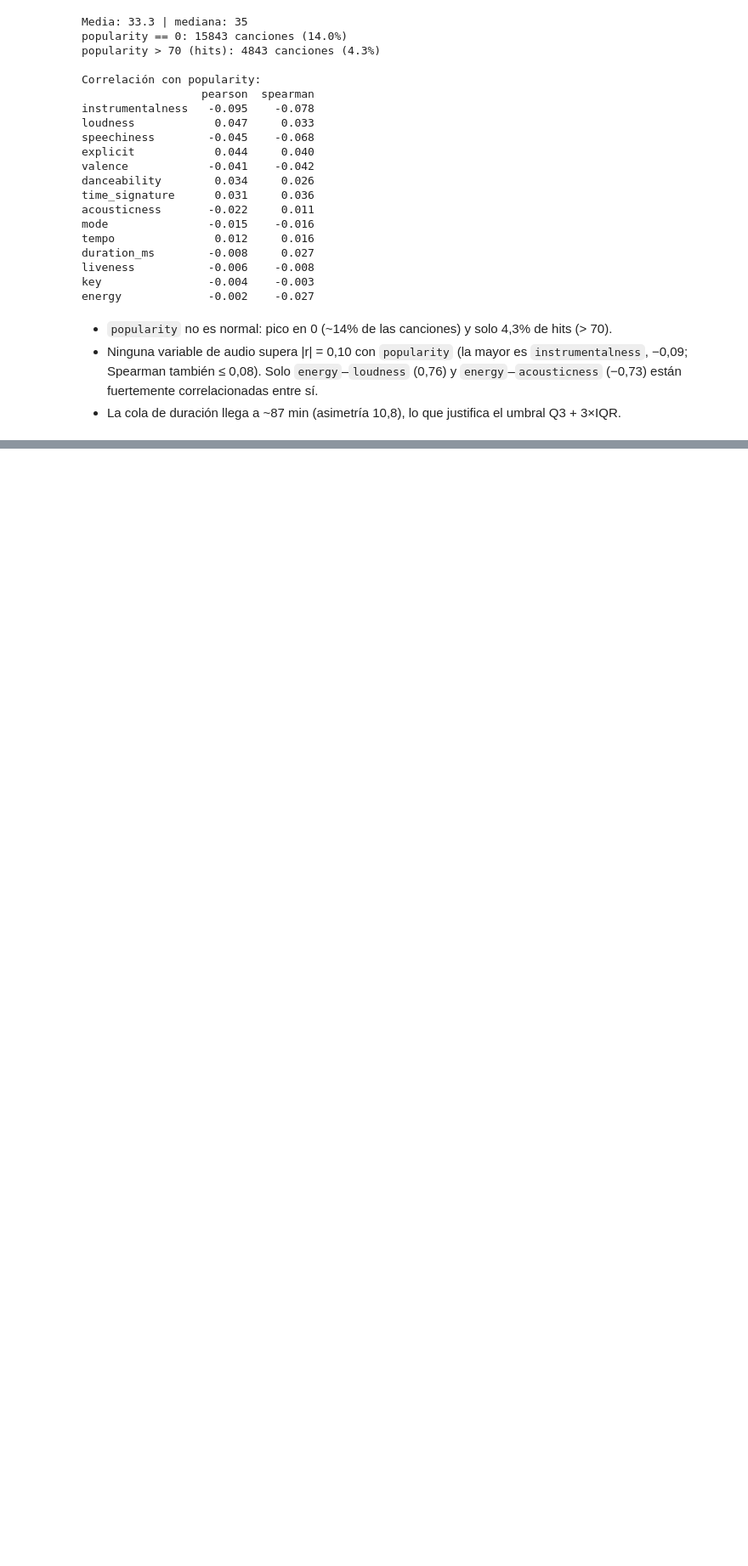
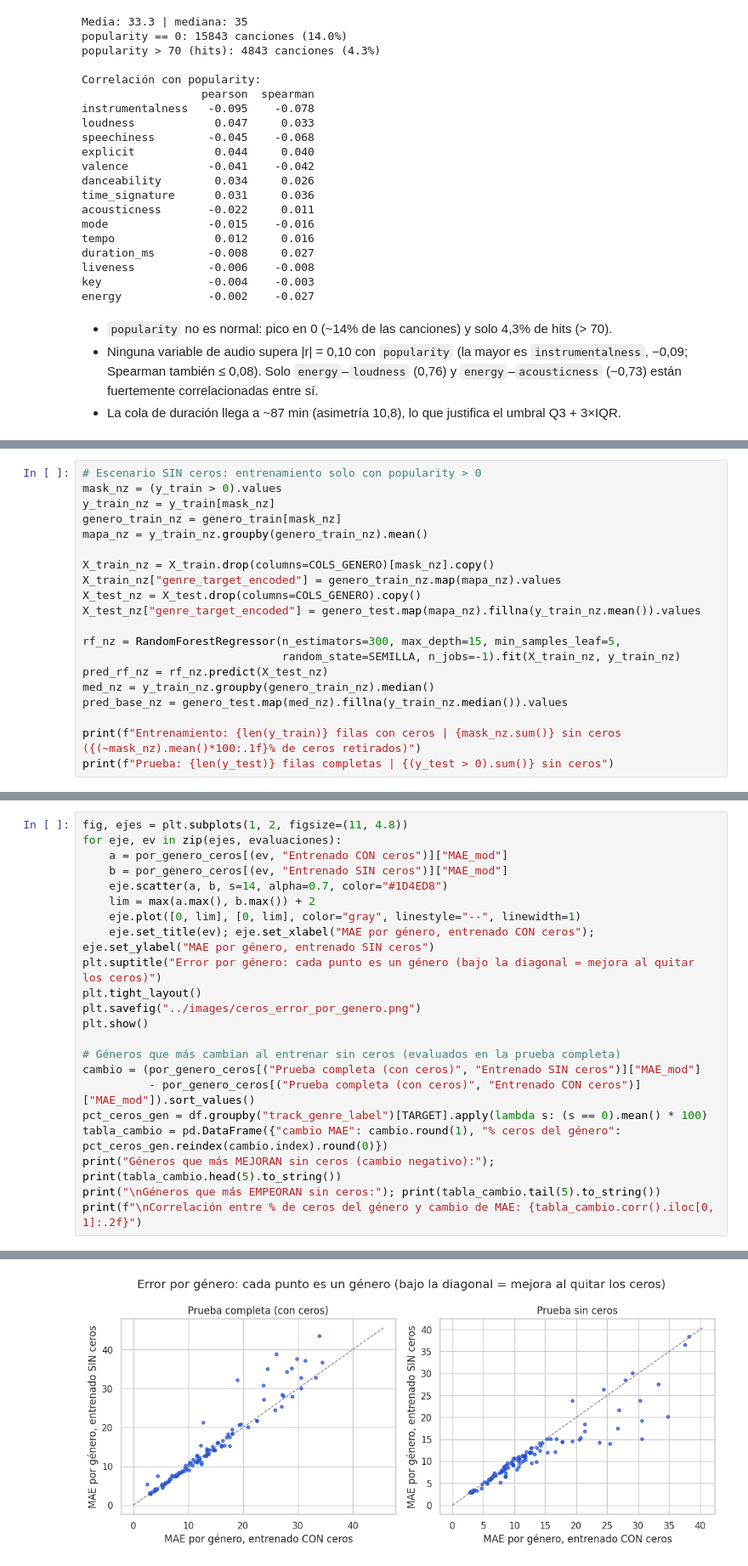
Before and after one commit to Martinedu21/ProyectoSpotifyML, a Jupyter notebook: notebooks/Spotify_Notebook.ipynb, the cells around one changed output, grey strips where cells are left out. Shown at 85% size. Cells and saved outputs as stored; diff of their text form; blank space fills up the shorter version.

```diff
--- a/notebooks/Spotify_Notebook.ipynb
+++ b/notebooks/Spotify_Notebook.ipynb
@@ -628,0 +918,20 @@ dtype: float64
+# %%
+# Escenario SIN ceros: entrenamiento solo con popularity > 0
+mask_nz = (y_train > 0).values
+y_train_nz = y_train[mask_nz]
+genero_train_nz = genero_train[mask_nz]
+mapa_nz = y_train_nz.groupby(genero_train_nz).mean()
+
+X_train_nz = X_train.drop(columns=COLS_GENERO)[mask_nz].copy()
+X_train_nz["genre_target_encoded"] = genero_train_nz.map(mapa_nz).values
+X_test_nz = X_test.drop(columns=COLS_GENERO).copy()
+X_test_nz["genre_target_encoded"] = genero_test.map(mapa_nz).fillna(y_train_nz.mean()).values
+
+rf_nz = RandomForestRegressor(n_estimators=300, max_depth=15, min_samples_leaf=5,
+                              random_state=SEMILLA, n_jobs=-1).fit(X_train_nz, y_train_nz)
+pred_rf_nz = rf_nz.predict(X_test_nz)
+med_nz = y_train_nz.groupby(genero_train_nz).median()
+pred_base_nz = genero_test.map(med_nz).fillna(y_train_nz.median()).values
+
+print(f"Entrenamiento: {len(y_train)} filas con ceros | {mask_nz.sum()} sin ceros ({(~mask_nz).mean()*100:.1f}% de ceros retirados)")
+print(f"Prueba: {len(y_test)} filas completas | {(y_test > 0).sum()} sin ceros")
@@ -628,0 +976,23 @@ dtype: float64
+# %%
+fig, ejes = plt.subplots(1, 2, figsize=(11, 4.8))
+for eje, ev in zip(ejes, evaluaciones):
+    a = por_genero_ceros[(ev, "Entrenado CON ceros")]["MAE_mod"]
+    b = por_genero_ceros[(ev, "Entrenado SIN ceros")]["MAE_mod"]
+    eje.scatter(a, b, s=14, alpha=0.7, color="#1D4ED8")
+    lim = max(a.max(), b.max()) + 2
+    eje.plot([0, lim], [0, lim], color="gray", linestyle="--", linewidth=1)
+    eje.set_title(ev); eje.set_xlabel("MAE por género, entrenado CON ceros"); eje.set_ylabel("MAE por género, entrenado SIN ceros")
+plt.suptitle("Error por género: cada punto es un género (bajo la diagonal = mejora al quitar los ceros)")
+plt.tight_layout()
+plt.savefig("../images/ceros_error_por_genero.png")
+plt.show()
+
+# Géneros que más cambian al entrenar sin ceros (evaluados en la prueba completa)
+cambio = (por_genero_ceros[("Prueba completa (con ceros)", "Entrenado SIN ceros")]["MAE_mod"]
+          - por_genero_ceros[("Prueba completa (con ceros)", "Entrenado CON ceros")]["MAE_mod"]).sort_values()
+pct_ceros_gen = df.groupby("track_genre_label")[TARGET].apply(lambda s: (s == 0).mean() * 100)
+tabla_cambio = pd.DataFrame({"cambio MAE": cambio.round(1), "% ceros del género": pct_ceros_gen.reindex(cambio.index).round(0)})
+print("Géneros que más MEJORAN sin ceros (cambio negativo):"); print(tabla_cambio.head(5).to_string())
+print("\nGéneros que más EMPEORAN sin ceros:"); print(tabla_cambio.tail(5).to_string())
+print(f"\nCorrelación entre % de ceros del género y cambio de MAE: {tabla_cambio.corr().iloc[0, 1]:.2f}")
+# %% [output]
@@ -628,0 +1018 @@ dtype: float64
+[figure, added]
```
Also changed, not shown: parts of 73 cells of this notebook.
